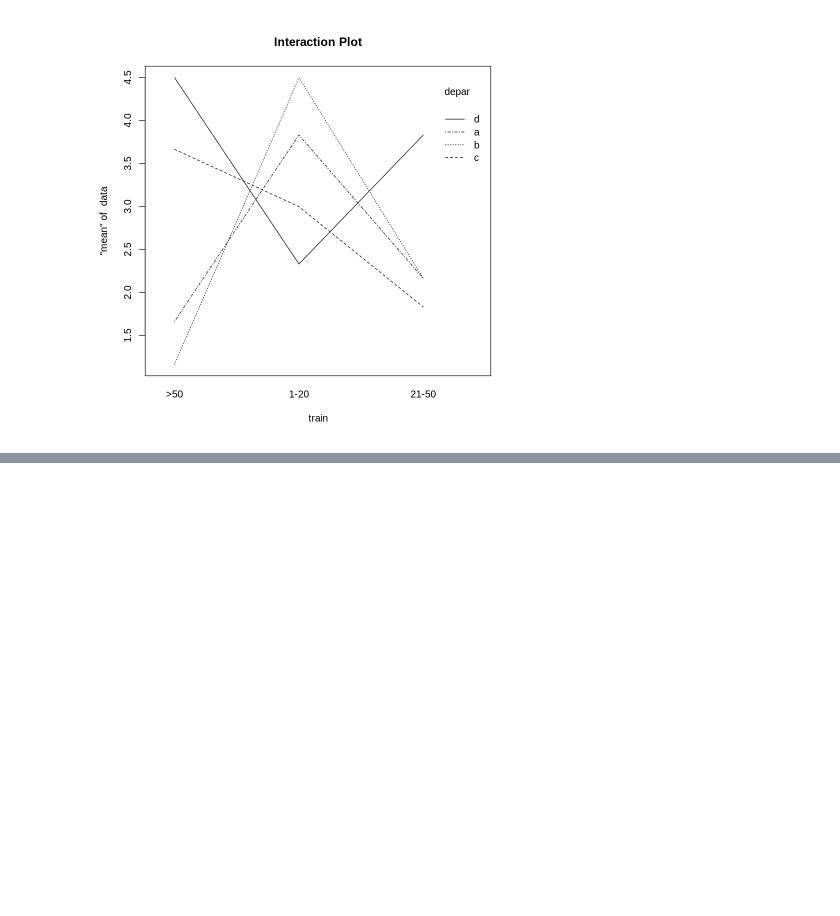
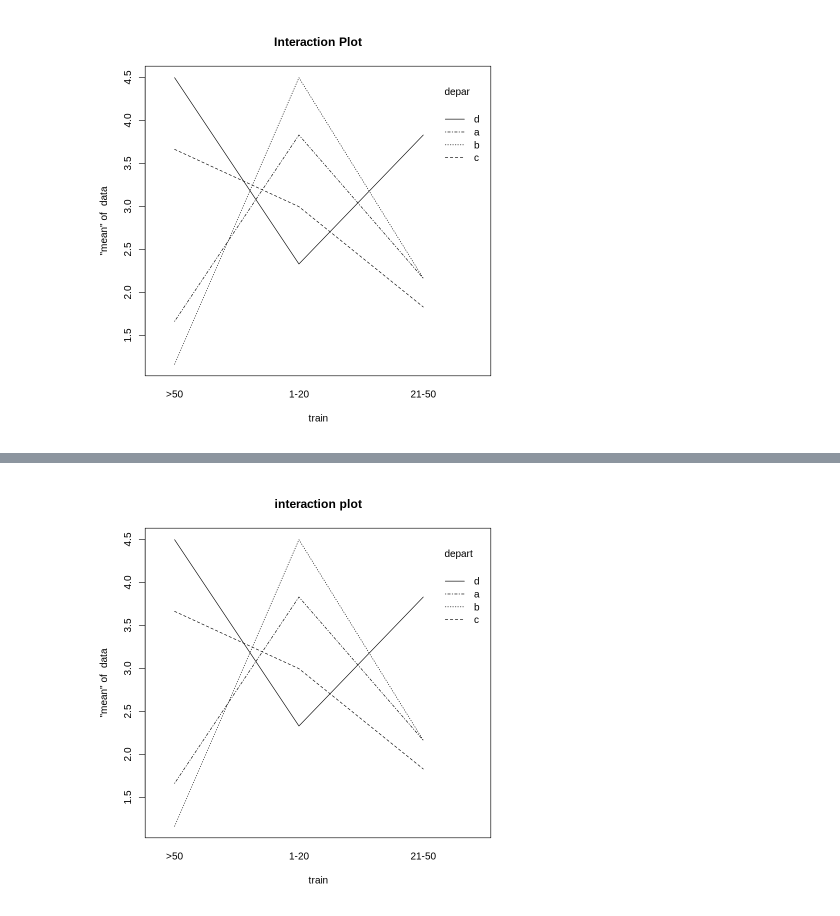
Before and after one commit to tontantip/DADS6001-Applied-statistics, a Jupyter notebook: in class/anova.ipynb, the cells around one changed output, grey strips where cells are left out. Saved outputs shown, nothing was run; the diff lists cells and outputs as text; code cells hidden in the pictures; blank space fills up the shorter version.

```diff
--- a/in class/anova.ipynb
+++ b/in class/anova.ipynb
@@ -893,3 +893,20 @@ d:21-50-c:21-50  2.000000e+00 -0.2883045  4.28830452 0.1269887
 with(data_table,interaction.plot(train,depar,data,fun = "mean", main = "Interaction Plot"))
 # %% [output]
 [figure]
+# %%
+data <- c(3,4.5,4,5,4.5,4,2.5,3,3.5,2,2,3,2,2.5,2,1,3,2.5,1,3,1.5,5,4,2.5,2.5,1,1.5,0,1.5,2,3.5,3.5,4,4,4.5,5)
+depart <- factor(c(rep("a",3),rep("b",3),rep("c",3),rep("d",3)))
+
+train <- factor(c(rep("1-20",12),rep("21-50",12),rep(">50",12)))
+
+data_table <- data.frame(depart , train ,data)
+
+library(car)
+
+leveneTest(data ~  train , data = data_table)
+
+leveneTest(data~ depart , data  = data_table)
+
+aov_model <- aov(data ~ depart * train , data = data_table)
+
+summary(aov_model)
@@ -895,0 +931,4 @@ with(data_table,interaction.plot(train,depar,data,fun = "mean", main = "Interact
+# %%
+with(data_table,interaction.plot(train,depart,data,fun="mean",main="interaction plot"))
+# %% [output]
+[figure, added]
```
Also changed, not shown: parts of 3 cells of this notebook.
